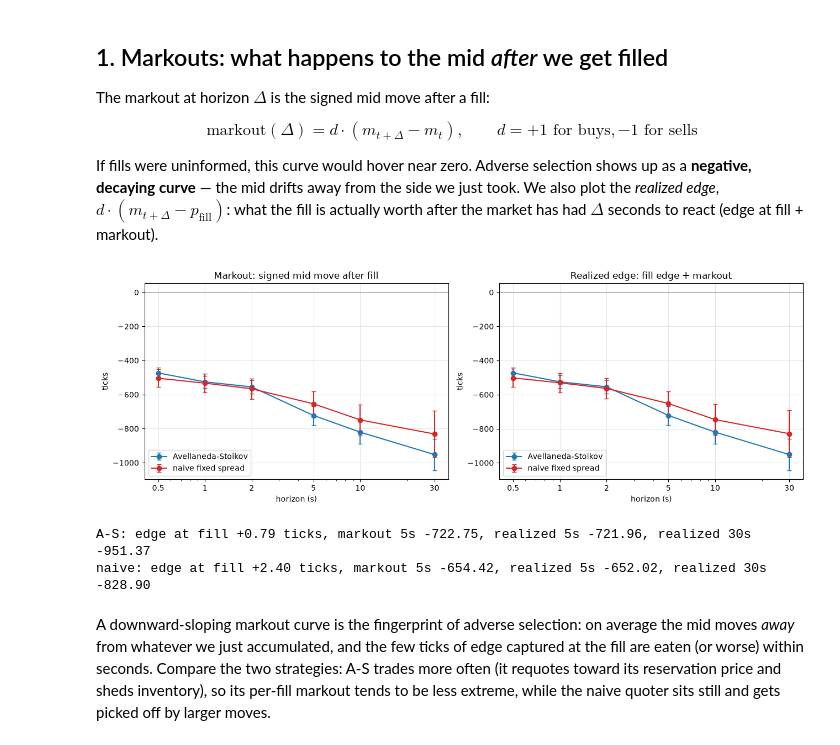
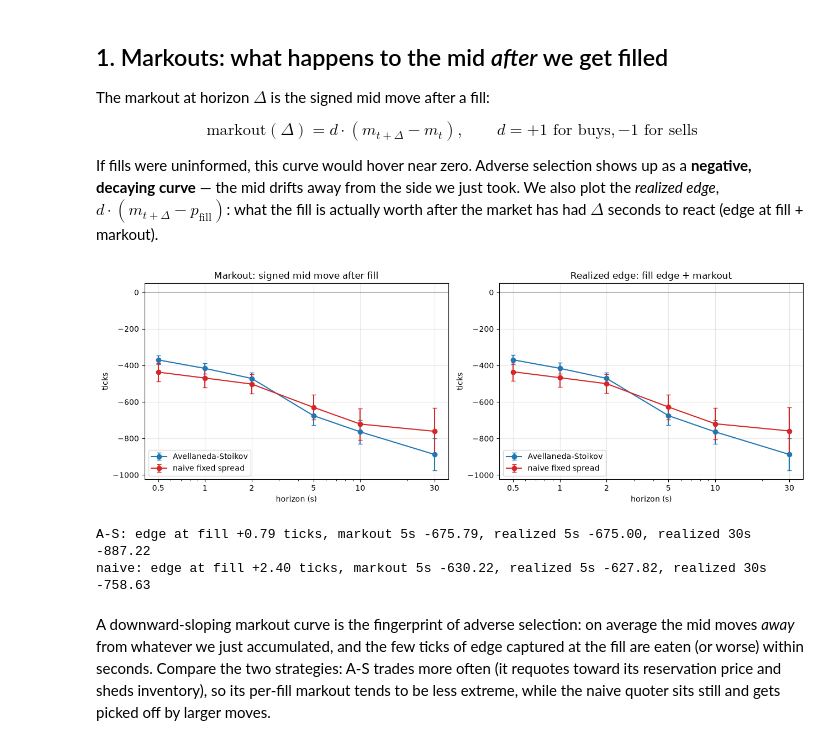
Before and after one commit to Hellblazer704/nanolob, a Jupyter notebook: analysis/adverse_selection.ipynb, the cells around one changed output. Drawn from its saved outputs; the diff is of its cells as text; code cells hidden in the pictures.

```diff
--- a/analysis/adverse_selection.ipynb
+++ b/analysis/adverse_selection.ipynb
@@ -29,8 +40,10 @@ RESULTS = Path("../results")
 TICK = 0.01  # USDT
 
 def load(prefix):
-    ts = pd.read_csv(RESULTS / f"{prefix}_timeseries.csv")
-    fills = pd.read_csv(RESULTS / f"{prefix}_fills.csv")
+    # Sort both frames by time: merge_asof requires sorted keys and returns a
+    # fresh RangeIndex, so an unsorted left frame silently misaligns results.
+    ts = pd.read_csv(RESULTS / f"{prefix}_timeseries.csv").sort_values("ts_ms").reset_index(drop=True)
+    fills = pd.read_csv(RESULTS / f"{prefix}_fills.csv").sort_values("ts_ms").reset_index(drop=True)
     ts["mid"] = ts["mid_ticks"]
     fills["mid_at_fill"] = fills["mid2_at_fill"] / 2.0
     # +1 if the fill made us longer (we bought on our bid), -1 if shorter.
@@ -66,44 +79,43 @@ def markouts(fills, ts):
     for h in HORIZONS_S:
         probe = fills[["ts_ms"]].copy()
         probe["ts_ms"] = probe["ts_ms"] + int(h * 1000)
-        merged = pd.merge_asof(probe.sort_values("ts_ms"), mids, on="ts_ms",
-                               direction="backward")
-        out[f"mid_{h}s"] = merged.sort_index()["mid"].values
+        merged = pd.merge_asof(probe, mids, on="ts_ms", direction="backward")
+        out[f"mid_{h}s"] = merged["mid"].values
         out[f"markout_{h}s"] = out["dir"] * (out[f"mid_{h}s"] - out["mid_at_fill"])
         out[f"realized_{h}s"] = out["edge_ticks"] + out[f"markout_{h}s"]
     return out
 
 as_mk = markouts(as_fills, as_ts)
 nv_mk = markouts(nv_fills, nv_ts)
 
 def curve(mk, col_prefix):
     mean = [mk[f"{col_prefix}_{h}s"].mean() for h in HORIZONS_S]
     se = [mk[f"{col_prefix}_{h}s"].std() / np.sqrt(len(mk)) for h in HORIZONS_S]
     return np.array(mean), np.array(se)
 
 fig, (ax1, ax2) = plt.subplots(1, 2, figsize=(13, 4.5))
 for mk, name, color in [(as_mk, "Avellaneda-Stoikov", "#1f77b4"),
                         (nv_mk, "naive fixed spread", "#d62728")]:
     m, se = curve(mk, "markout")
     ax1.errorbar(HORIZONS_S, m, yerr=2 * se, marker="o", capsize=3, label=name, color=color)
     r, se_r = curve(mk, "realized")
     ax2.errorbar(HORIZONS_S, r, yerr=2 * se_r, marker="o", capsize=3, label=name, color=color)
 for ax, title in [(ax1, "Markout: signed mid move after fill"),
                   (ax2, "Realized edge: fill edge + markout")]:
     ax.axhline(0, color="gray", lw=0.7)
     ax.set_xscale("log"); ax.set_xticks(HORIZONS_S); ax.set_xticklabels(HORIZONS_S)
     ax.set_xlabel("horizon (s)"); ax.set_ylabel("ticks"); ax.set_title(title)
     ax.grid(alpha=0.3); ax.legend()
 plt.tight_layout(); plt.show()
 
 for name, mk in [("A-S", as_mk), ("naive", nv_mk)]:
     print(f"{name}: edge at fill {mk.edge_ticks.mean():+.2f} ticks, "
           f"markout 5s {mk.markout_5s.mean():+.2f}, realized 5s {mk.realized_5s.mean():+.2f}, "
           f"realized 30s {mk.realized_30s.mean():+.2f}")
 # %% [output]
-[figure, old version]
+[figure, new version]
-A-S: edge at fill +0.79 ticks, markout 5s -722.75, realized 5s -721.96, realized 30s -951.37
-naive: edge at fill +2.40 ticks, markout 5s -654.42, realized 5s -652.02, realized 30s -828.90
+A-S: edge at fill +0.79 ticks, markout 5s -675.79, realized 5s -675.00, realized 30s -887.22
+naive: edge at fill +2.40 ticks, markout 5s -630.22, realized 5s -627.82, realized 30s -758.63
 # %% [markdown]
 A downward-sloping markout curve is the fingerprint of adverse selection: on average the mid
 moves *away* from whatever we just accumulated, and the few ticks of edge captured at the fill are
```
Also changed, not shown: parts of 4 cells of this notebook, 3 other files.
